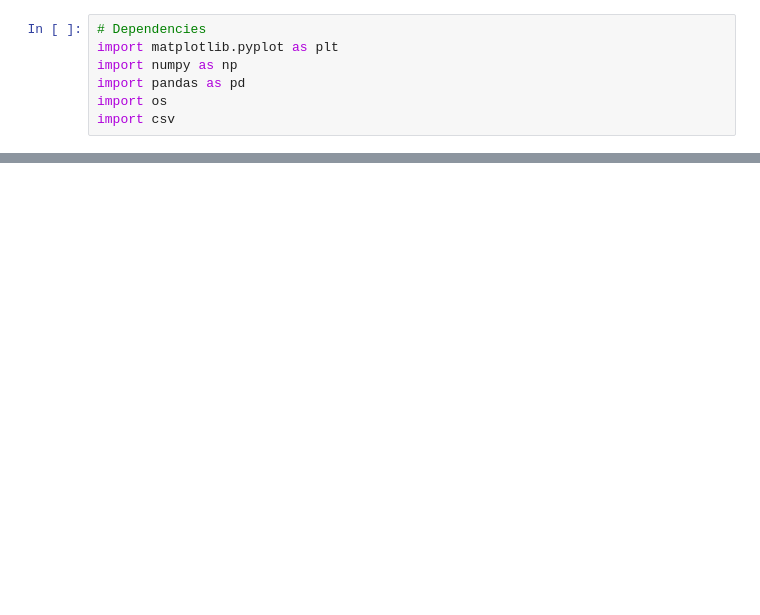
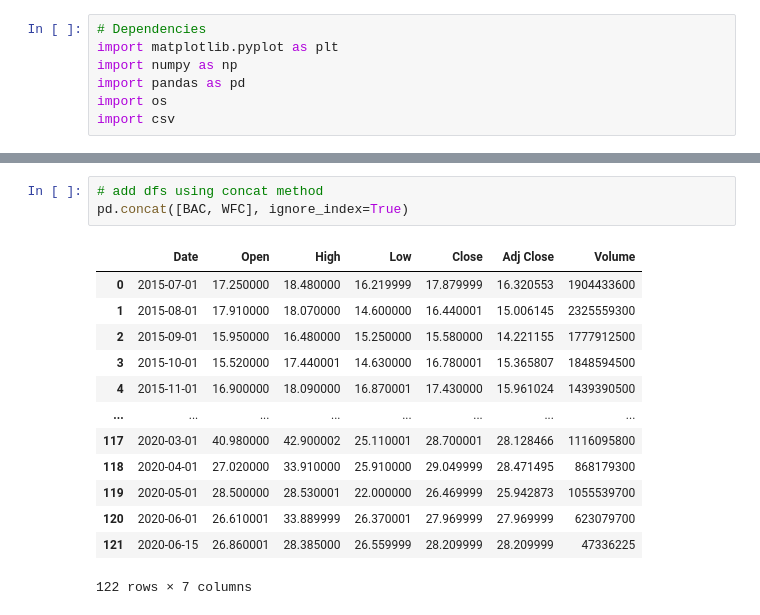
Before and after one commit to IrinaUX/Project1, a Jupyter notebook: Untitled.ipynb, the cells around one changed output, grey strips where cells are left out. Drawn from its saved outputs; the diff is of its cells as text; blank space fills up the shorter version.

```diff
--- a/Untitled.ipynb
+++ b/Untitled.ipynb
@@ -81,0 +157,17 @@ BAC = pd.read_csv(os.path.join(path, "FinancialServices_Banks/BAC.csv"))
+# %%
+# add dfs using concat method
+pd.concat([BAC, WFC], ignore_index=True)
+# %% [output]
+|  | Date | Open | High | Low | Close | Adj Close | Volume |
+| 0 | 2015-07-01 | 17.250000 | 18.480000 | 16.219999 | 17.879999 | 16.320553 | 1904433600 |
+| 1 | 2015-08-01 | 17.910000 | 18.070000 | 14.600000 | 16.440001 | 15.006145 | 2325559300 |
+| 2 | 2015-09-01 | 15.950000 | 16.480000 | 15.250000 | 15.580000 | 14.221155 | 1777912500 |
+| 3 | 2015-10-01 | 15.520000 | 17.440001 | 14.630000 | 16.780001 | 15.365807 | 1848594500 |
+| 4 | 2015-11-01 | 16.900000 | 18.090000 | 16.870001 | 17.430000 | 15.961024 | 1439390500 |
+| ... | ... | ... | ... | ... | ... | ... | ... |
+| 117 | 2020-03-01 | 40.980000 | 42.900002 | 25.110001 | 28.700001 | 28.128466 | 1116095800 |
+| 118 | 2020-04-01 | 27.020000 | 33.910000 | 25.910000 | 29.049999 | 28.471495 | 868179300 |
+| 119 | 2020-05-01 | 28.500000 | 28.530001 | 22.000000 | 26.469999 | 25.942873 | 1055539700 |
+| 120 | 2020-06-01 | 26.610001 | 33.889999 | 26.370001 | 27.969999 | 27.969999 | 623079700 |
+| 121 | 2020-06-15 | 26.860001 | 28.385000 | 26.559999 | 28.209999 | 28.209999 | 47336225 |
+122 rows × 7 columns
```
Also changed, not shown: parts of 13 cells of this notebook.
